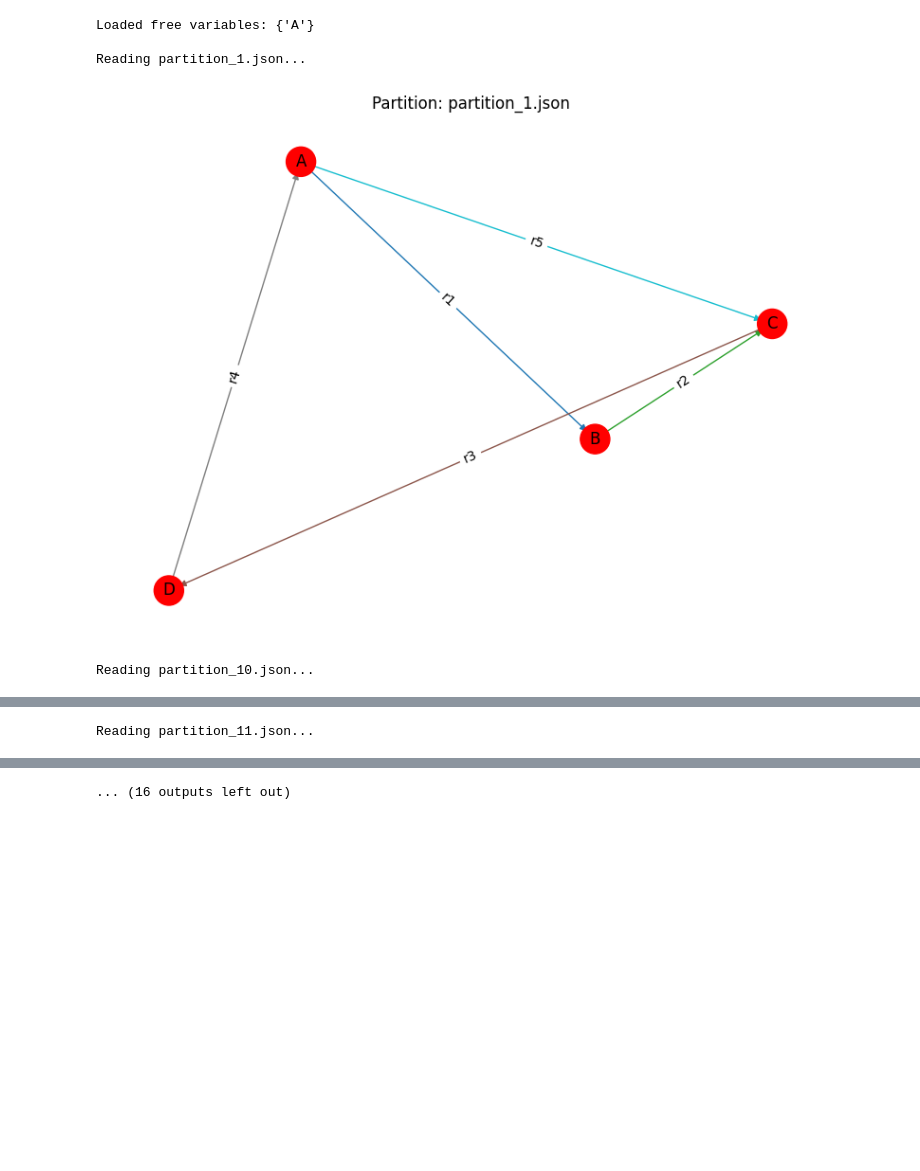
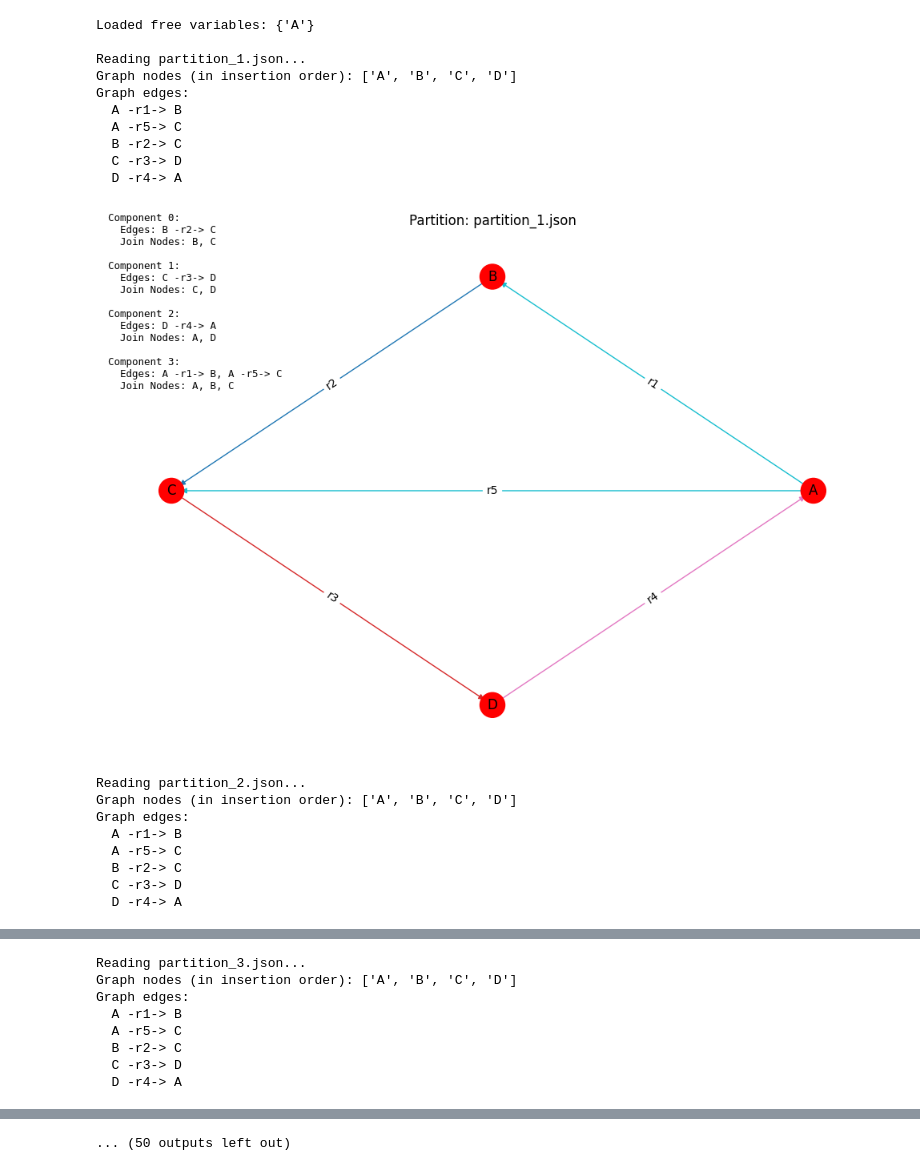
Before and after one commit to Dazai1623818/decomposition, a Jupyter notebook: vis.ipynb, the cells around one changed output, grey strips where cells are left out. Drawn from its saved outputs; the diff is of its cells as text; code cells hidden in the pictures; blank space fills up the shorter version.

Commit message:
fixed graph representation

```diff
--- a/vis.ipynb
+++ b/vis.ipynb
@@ -6,6 +6,7 @@ import matplotlib.pyplot as plt
 import matplotlib.cm as cm
 import matplotlib.colors as mcolors
 from collections import defaultdict
+
 
 # Set your base directory
 basedir = "app/temp"
@@ -16,8 +17,13 @@ with open(free_vars_path, 'r') as f:
     free_vars = set(json.load(f))
 print(f"Loaded free variables: {free_vars}")
 
+basedir = "app/temp/unfiltered"
+
 # Load partition JSONs
-files = sorted([f for f in os.listdir(basedir) if f.startswith("partition_") and f.endswith(".json")])
+files = sorted(
+    [f for f in os.listdir(basedir) if f.startswith("partition_") and f.endswith(".json")],
+    key=lambda x: int(x.split('_')[1].split('.')[0])
+)
 
 for path in files:
     print(f"\nReading {path}...")
@@ -28,46 +34,76 @@ for path in files:
     edge_component = {}
     edge_labels = {}
     node_to_components = defaultdict(set)
+    components = defaultdict(list)
+    component_nodes = defaultdict(set)
 
-    for edge in data:
+    for edge in sorted(data, key=lambda e: (e['source'], e['label'], e['target'])):
         src, tgt, label = edge['source'], edge['target'], edge['label']
         comp_id = int(edge['component'])
 
         G.add_edge(src, tgt, label=label)
         edge_component[(src, tgt)] = comp_id
         edge_labels[(src, tgt)] = label
 
         node_to_components[src].add(comp_id)
         node_to_components[tgt].add(comp_id)
+        components[comp_id].append((src, label, tgt))
+        component_nodes[comp_id].update([src, tgt])
 
-    # Identify join nodes: in at least two components or in free_vars
+    # Global join nodes
     join_nodes = {n for n, comps in node_to_components.items() if len(comps) > 1 or n in free_vars}
 
-    # Edge colors by component ID
-    unique_components = sorted(set(edge_component.values()))
+    # Edge and node colors
+    unique_components = sorted(components.keys())
     cmap = cm.get_cmap('tab10', len(unique_components))
     norm = mcolors.Normalize(vmin=0, vmax=len(unique_components) - 1)
     edge_colors = [cmap(norm(edge_component[e])) for e in G.edges]
-
-    # Node colors: red for join nodes, light gray otherwise
     node_colors = ["red" if n in join_nodes else "lightgray" for n in G.nodes]
 
-    # Draw the graph
-    plt.figure(figsize=(8, 6))
-    pos = nx.spring_layout(G, seed=42)
+    # plot
+    plt.figure(figsize=(10, 7))
+    pos = nx.kamada_kawai_layout(G, weight=None)
+    pos = {n: pos[n] for n in sorted(G.nodes())}
+
+
 
     nx.draw_networkx_nodes(G, pos, node_size=500, node_color=node_colors)
     nx.draw_networkx_edges(G, pos, arrows=True, edge_color=edge_colors)
     nx.draw_networkx_labels(G, pos)
     nx.draw_networkx_edge_labels(G, pos, edge_labels=edge_labels)
 
+    # Compose annotation text per component
+    comp_text_lines = []
+    for cid in sorted(components):
+        edges = components[cid]
+        jn_in_comp = sorted(n for n in component_nodes[cid] if n in join_nodes)
+        edge_repr = ", ".join(f"{src} -{label}-> {tgt}" for src, label, tgt in edges)
+        comp_text_lines.append(f"Component {cid}:\n  Edges: {edge_repr}\n  Join Nodes: {', '.join(jn_in_comp) or 'None'}")
+
+    annotation_text = "\n\n".join(comp_text_lines)
+
+    plt.gcf().text(0.02, 0.98, annotation_text, fontsize=9, verticalalignment='top', family='monospace')
     plt.title(f"Partition: {path}")
     plt.axis('off')
     plt.tight_layout()
     plt.show()
 # %% [output]
 Loaded free variables: {'A'}
 
 Reading partition_1.json...
+Graph nodes (in insertion order): ['A', 'B', 'C', 'D']
+Graph edges:
+  A -r1-> B
+  A -r5-> C
+  B -r2-> C
+  C -r3-> D
+  D -r4-> A
-[figure, old version]
+[figure, new version]
-Reading partition_10.json...
+Reading partition_2.json...
+Graph nodes (in insertion order): ['A', 'B', 'C', 'D']
+Graph edges:
+  A -r1-> B
+  A -r5-> C
+  B -r2-> C
+  C -r3-> D
+  D -r4-> A
@@ -75 +111,8 @@ Reading partition_10.json...
-Reading partition_11.json...
+Reading partition_3.json...
+Graph nodes (in insertion order): ['A', 'B', 'C', 'D']
+Graph edges:
+  A -r1-> B
+  A -r5-> C
+  B -r2-> C
+  C -r3-> D
+  D -r4-> A
@@ -83 +147 @@ Reading partition_14.json...
-... (16 outputs left out)
+... (50 outputs left out)
```
Also changed, not shown: parts of 1 cell of this notebook.
